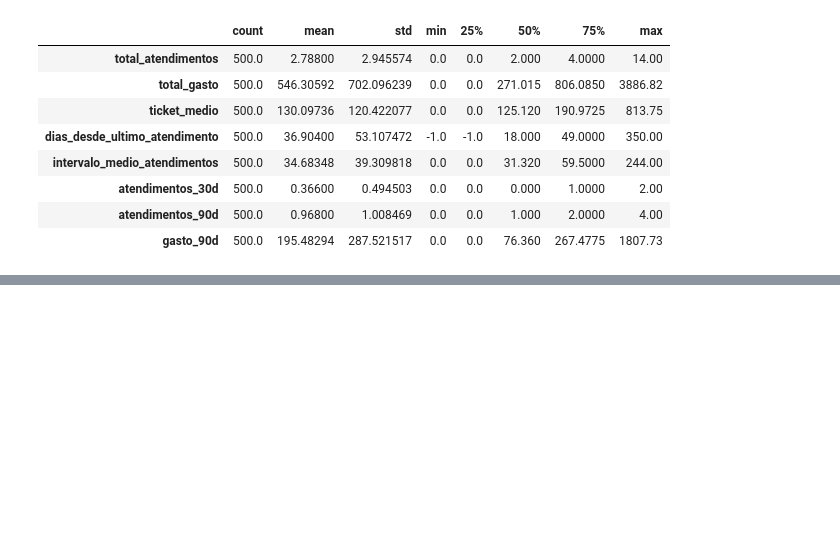
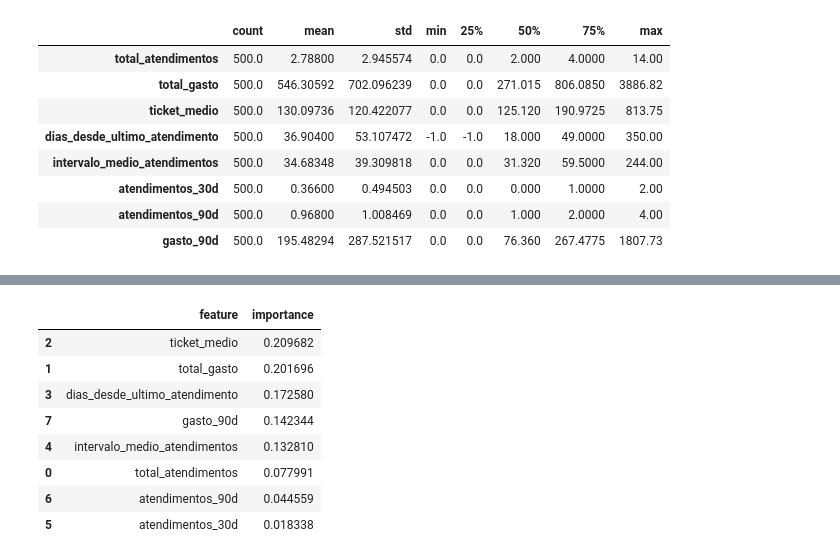
Before and after one commit to rondybrandao/suse-ml, a Jupyter notebook: notebooks/05_auditoria_features.ipynb, the cells around one changed output, grey strips where cells are left out. Drawn from its saved outputs; the diff is of its cells as text; code cells hidden in the pictures; blank space fills up the shorter version.

```diff
--- a/notebooks/05_auditoria_features.ipynb
+++ b/notebooks/05_auditoria_features.ipynb
@@ -97,0 +221,11 @@ Name: target_churn, dtype: float64
+# %%
+# Treinar o modelo
+
+from sklearn.ensemble import RandomForestClassifier
+
+modelo_rf = RandomForestClassifier(
+    n_estimators=100,
+    random_state=42
+)
+
+modelo_rf.fit(X_train, y_train)
@@ -97,0 +434,26 @@ Name: target_churn, dtype: float64
+# %%
+# Feature Importance do modelo_rf_final, que é o modelo treinado com todo o X_train.
+
+import pandas as pd
+
+importancias = pd.DataFrame({
+    "feature": X_train.columns,
+    "importance": modelo_rf_final.feature_importances_
+})
+
+importancias = importancias.sort_values(
+    by="importance",
+    ascending=False
+)
+
+importancias
+# %% [output]
+|  | feature | importance |
+| 2 | ticket_medio | 0.209682 |
+| 1 | total_gasto | 0.201696 |
+| 3 | dias_desde_ultimo_atendimento | 0.172580 |
+| 7 | gasto_90d | 0.142344 |
+| 4 | intervalo_medio_atendimentos | 0.132810 |
+| 0 | total_atendimentos | 0.077991 |
+| 6 | atendimentos_90d | 0.044559 |
+| 5 | atendimentos_30d | 0.018338 |
```
Also changed, not shown: parts of 27 cells of this notebook, 4 other files.
